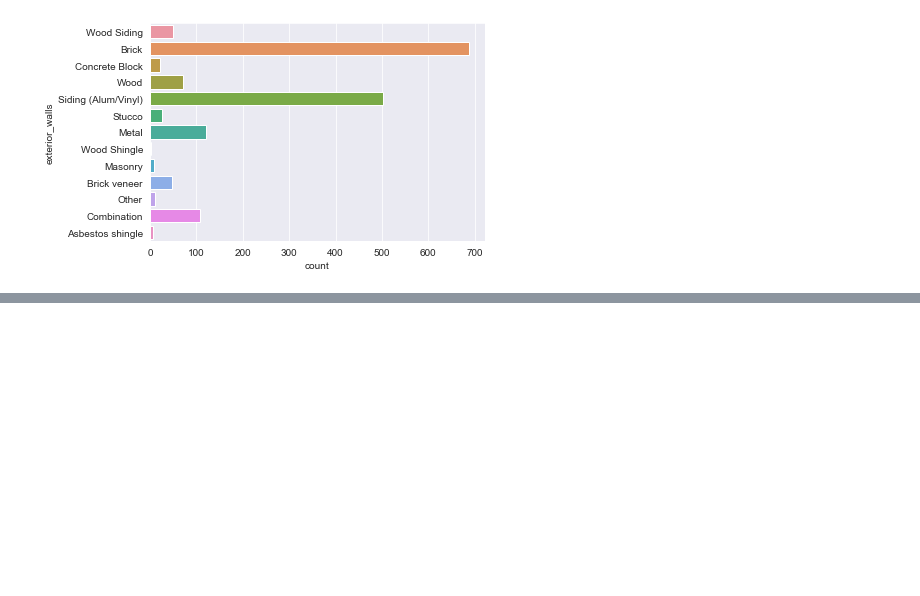
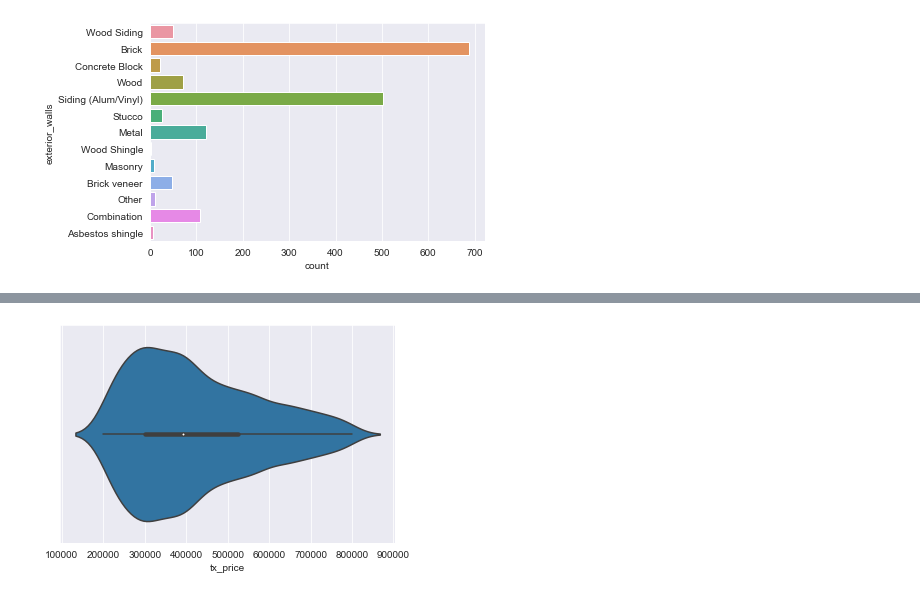
Before and after one commit to Dandothkar/House-Price-Prediction, a Jupyter notebook: HousePricePrediction.ipynb, the cells around one changed output, grey strips where cells are left out. Saved outputs shown, nothing was run; the diff lists cells and outputs as text; code cells hidden in the pictures; blank space fills up the shorter version.

```diff
--- a/HousePricePrediction.ipynb
+++ b/HousePricePrediction.ipynb
@@ -245,0 +250,4 @@ df.describe()
+# %%
+sns.violinplot(x=df.tx_price);
+# %% [output]
+[figure, added]
```
Also changed, not shown: parts of 48 cells of this notebook, 2 other files.
